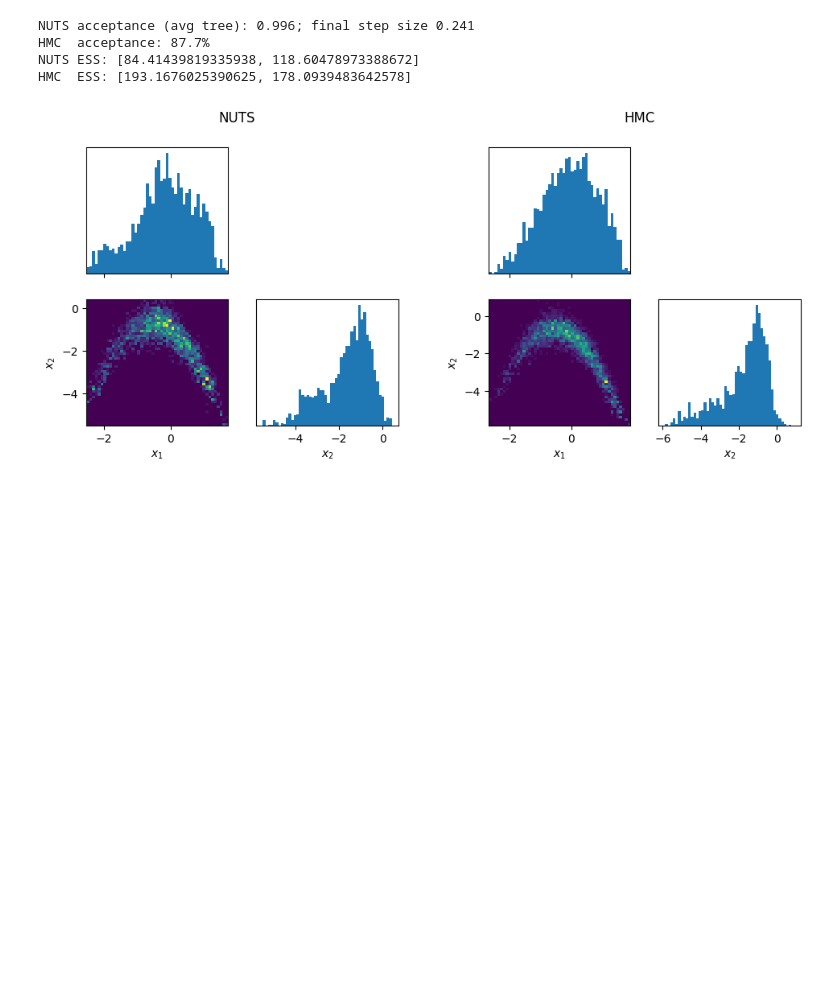
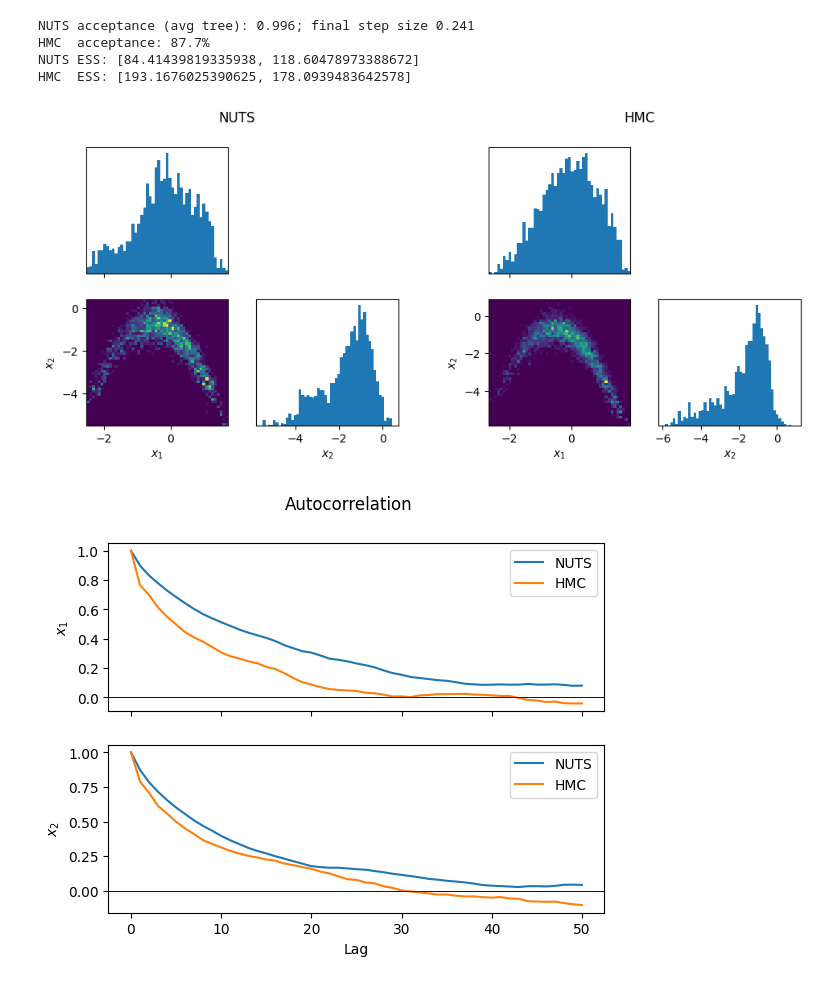
Before and after one commit to ngalioto/mcmc-samplers, a Jupyter notebook: examples/nuts.ipynb, the cells around one changed output. Drawn from its saved outputs; the diff is of its cells as text; code cells hidden in the pictures; blank space fills up the shorter version.

```diff
--- a/examples/nuts.ipynb
+++ b/examples/nuts.ipynb
@@ -75,8 +75,16 @@ HMC  ESS: [193.1676025390625, 178.0939483642578]
 # %%
 # Joint and marginal histograms, side by side
 fig = plt.figure(figsize=(10, 4.5))
 for subfig, (s, title) in zip(fig.subfigures(1, 2), [(samples, 'NUTS'), (hmc_samples, 'HMC')]):
     SampleVisualizer(s).triangular_hist(bins=50, labels=['$x_1$', '$x_2$'], titles=[title], fig=subfig)
+
+# Autocorrelation of both methods on one plot
+axs = None
+for s, title in [(samples, 'NUTS'), (hmc_samples, 'HMC')]:
+    _, (axs,) = SampleVisualizer(s).autocorrelation(
+        max_lag=50, labels=['$x_1$', '$x_2$'], titles=['Autocorrelation'], axs=axs, label=title
+    )
 plt.show()
 # %% [output]
 [figure]
+[figure, added]
```
Also changed, not shown: 2 other files.
